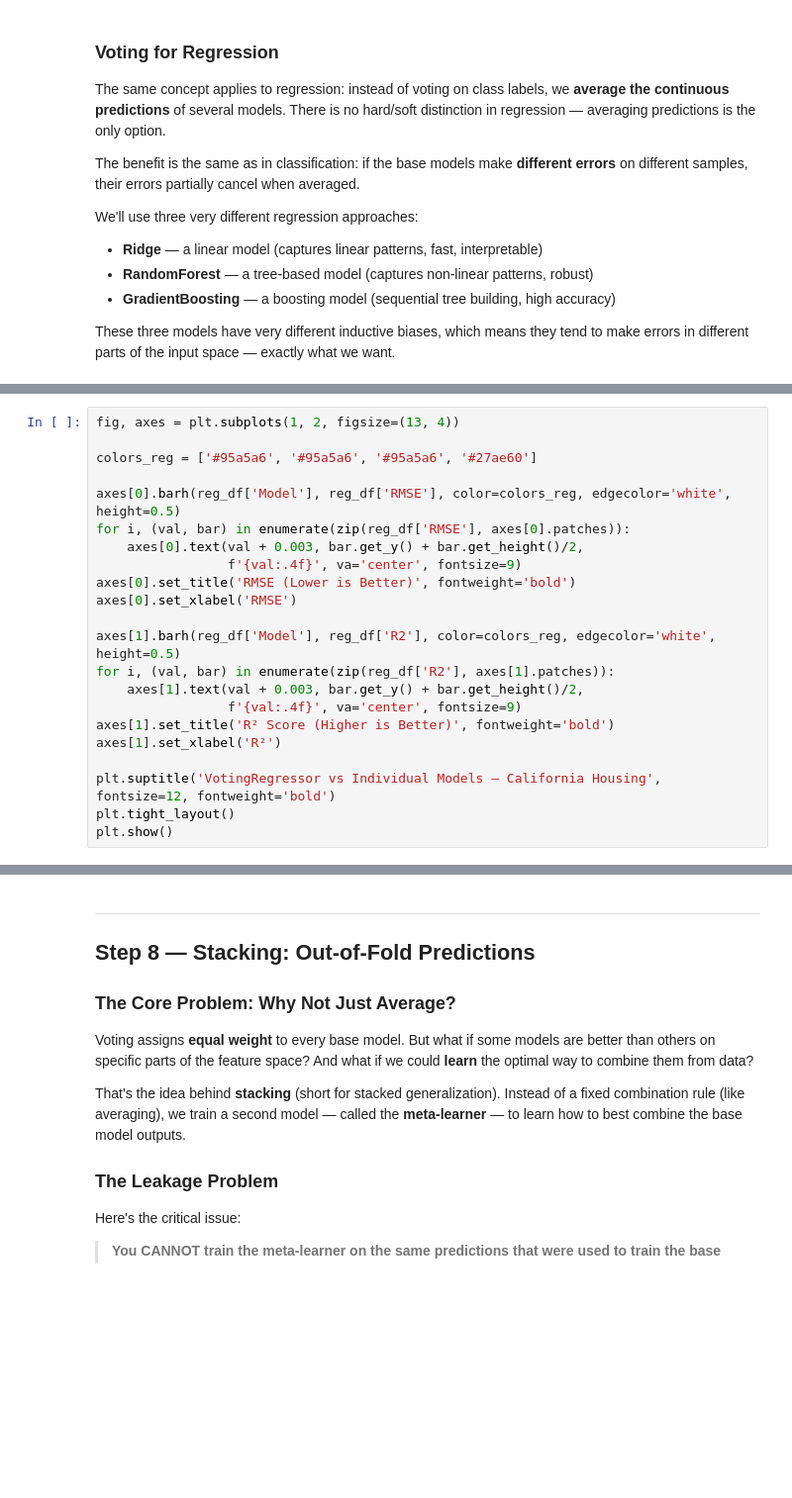
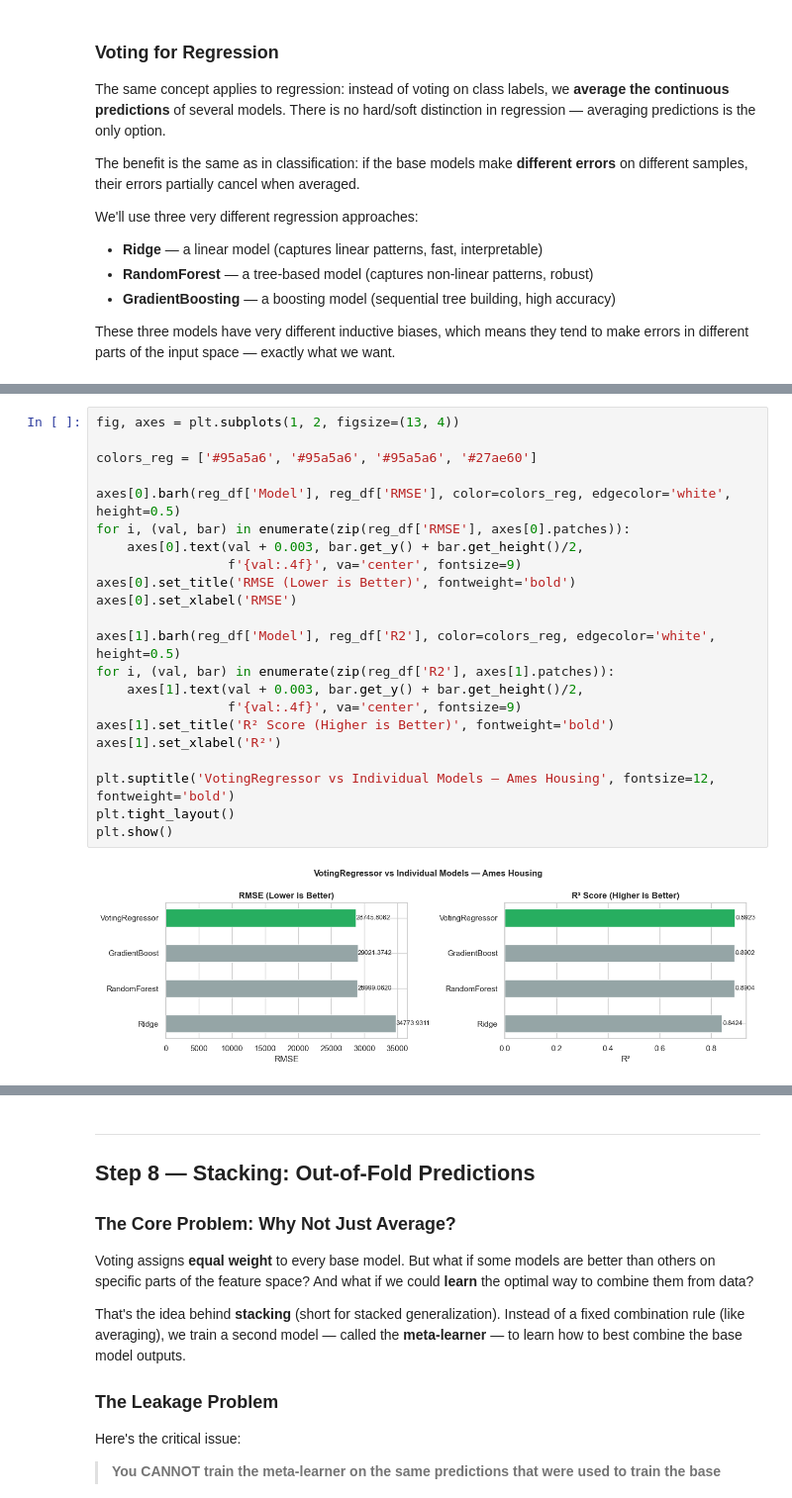
Before and after one commit to shiva-shivanibokka/Dive-Deeper-into-Supervised-Learning, a Jupyter notebook: 03_ensemble_strategies.ipynb, the cells around one changed output, grey strips where cells are left out. Shown at 99% size. Saved outputs shown, nothing was run; the diff lists cells and outputs as text; blank space fills up the shorter version.

```diff
--- a/03_ensemble_strategies.ipynb
+++ b/03_ensemble_strategies.ipynb
@@ -656,25 +755,27 @@ print(reg_df.to_string(index=False))
 # %%
 fig, axes = plt.subplots(1, 2, figsize=(13, 4))
 
 colors_reg = ['#95a5a6', '#95a5a6', '#95a5a6', '#27ae60']
 
 axes[0].barh(reg_df['Model'], reg_df['RMSE'], color=colors_reg, edgecolor='white', height=0.5)
 for i, (val, bar) in enumerate(zip(reg_df['RMSE'], axes[0].patches)):
     axes[0].text(val + 0.003, bar.get_y() + bar.get_height()/2,
                  f'{val:.4f}', va='center', fontsize=9)
 axes[0].set_title('RMSE (Lower is Better)', fontweight='bold')
 axes[0].set_xlabel('RMSE')
 
 axes[1].barh(reg_df['Model'], reg_df['R2'], color=colors_reg, edgecolor='white', height=0.5)
 for i, (val, bar) in enumerate(zip(reg_df['R2'], axes[1].patches)):
     axes[1].text(val + 0.003, bar.get_y() + bar.get_height()/2,
                  f'{val:.4f}', va='center', fontsize=9)
 axes[1].set_title('R² Score (Higher is Better)', fontweight='bold')
 axes[1].set_xlabel('R²')
 
-plt.suptitle('VotingRegressor vs Individual Models — California Housing', fontsize=12, fontweight='bold')
+plt.suptitle('VotingRegressor vs Individual Models — Ames Housing', fontsize=12, fontweight='bold')
 plt.tight_layout()
 plt.show()
+# %% [output]
+[figure, added]
 # %% [markdown]
 ### How to Read This Chart: Voting Regressor Results
 
```
Also changed, not shown: parts of 27 cells of this notebook.
